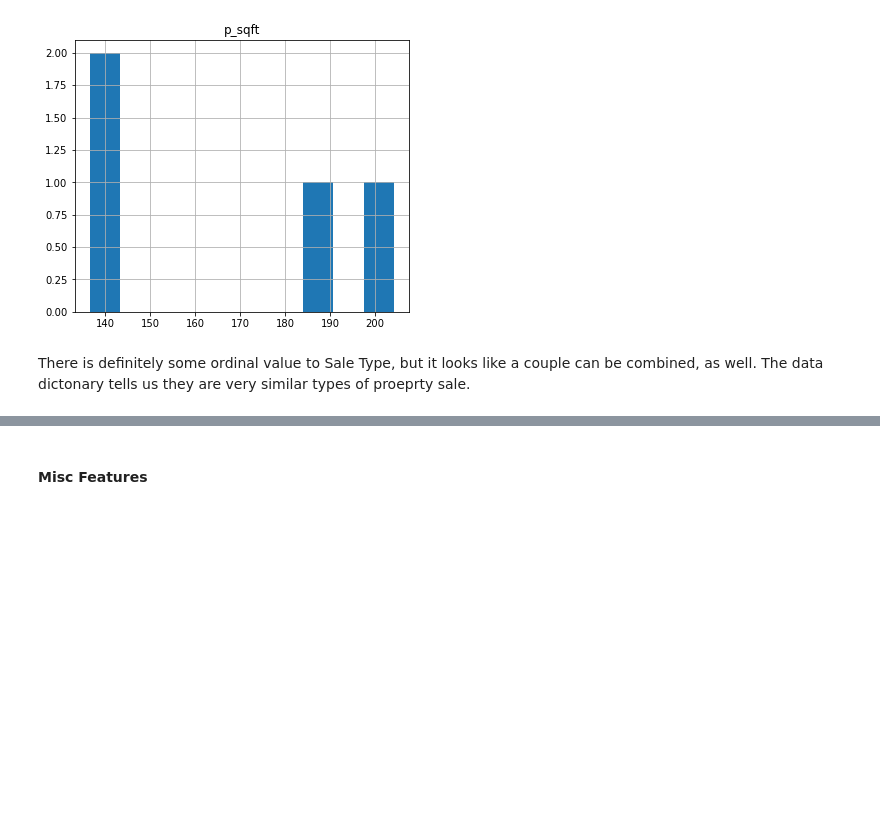
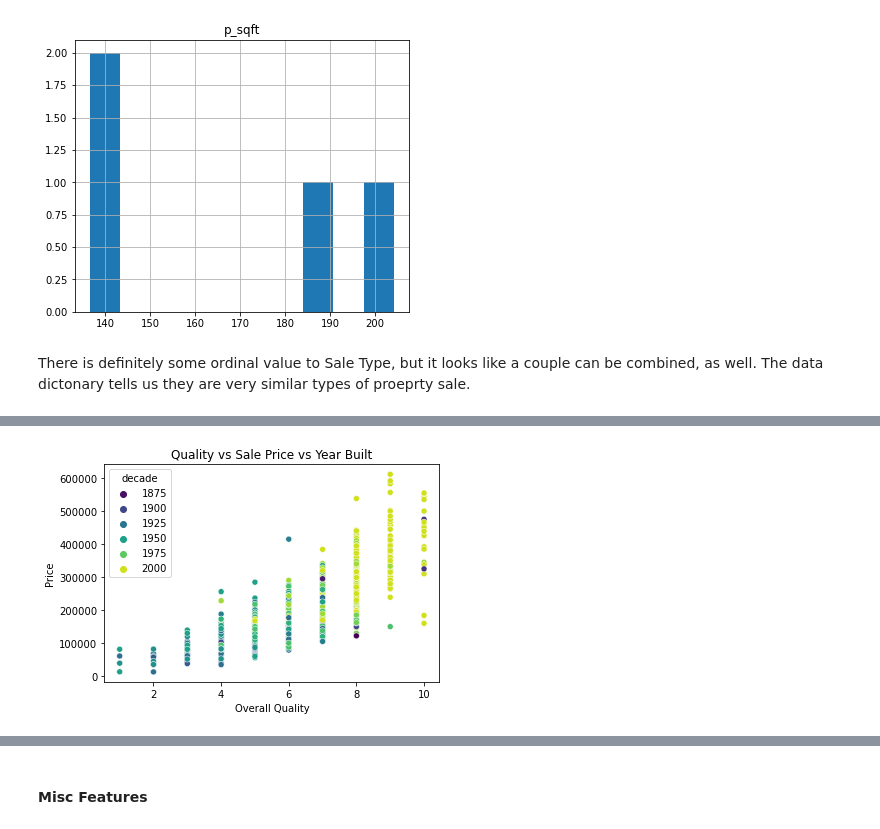
Before and after one commit to woodstockwins/1213-iris, a Jupyter notebook: projects/project-2-master/0_data_cleaning.ipynb, the cells around one changed output, grey strips where cells are left out. Drawn from its saved outputs; the diff is of its cells as text; code cells hidden in the pictures; blank space fills up the shorter version.

```diff
--- a/projects/project-2-master/0_data_cleaning.ipynb
+++ b/projects/project-2-master/0_data_cleaning.ipynb
@@ -514,0 +528,9 @@ There is definitely some ordinal value to Sale Type, but it looks like a couple
+# %%
+model.data['decade'] = (model.data['year'] / 10).apply(math.floor) * 10
+# %%
+plt.title('Quality vs Sale Price vs Year Built')
+plt.xlabel('Overall Quality')
+plt.ylabel('Price')
+sns.scatterplot(x=model.data['quality'], y=model.data['price'], hue=model.data['decade'], palette='viridis');
+# %% [output]
+[figure, added]
```
Also changed, not shown: parts of 10 cells of this notebook, 14 other files.
